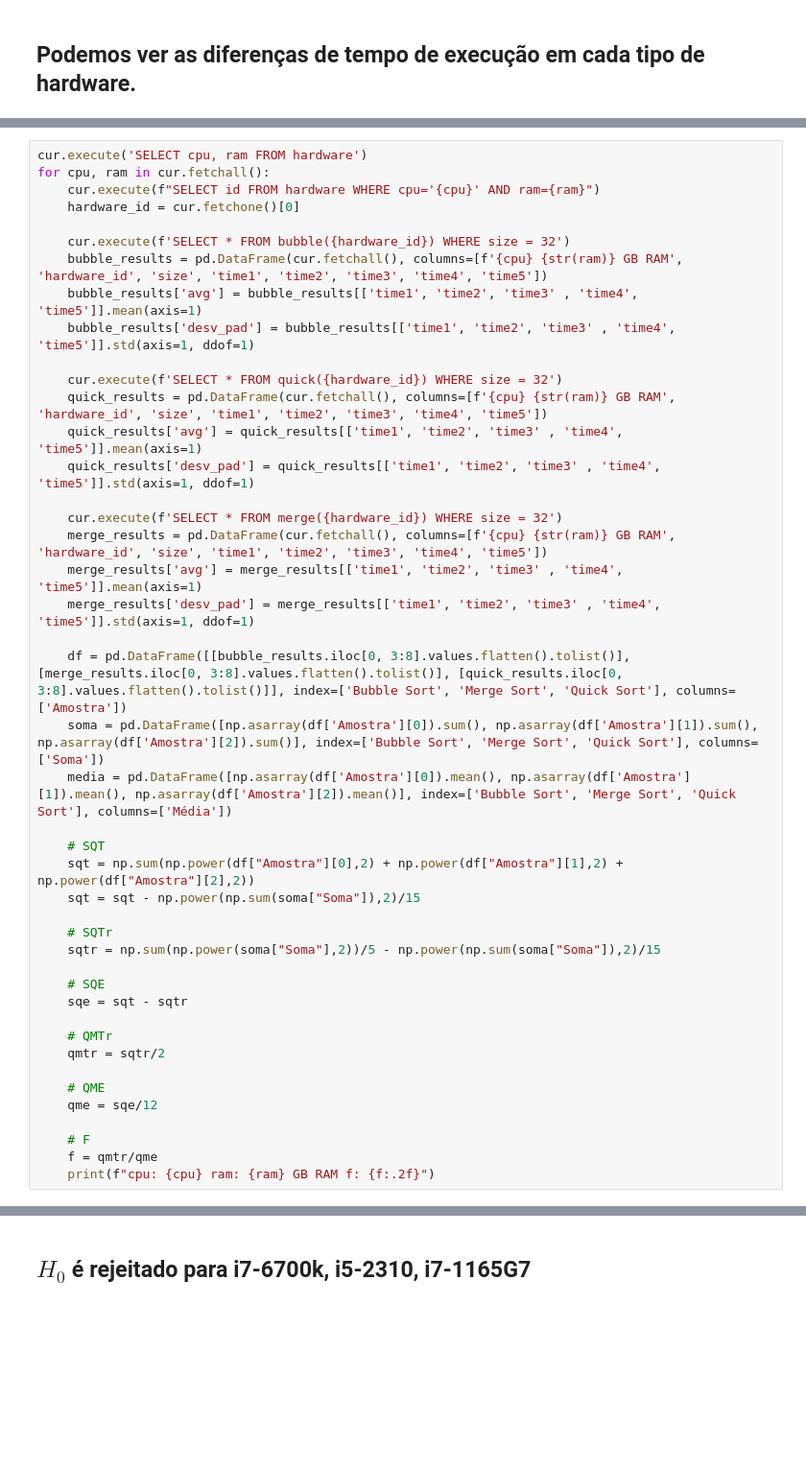
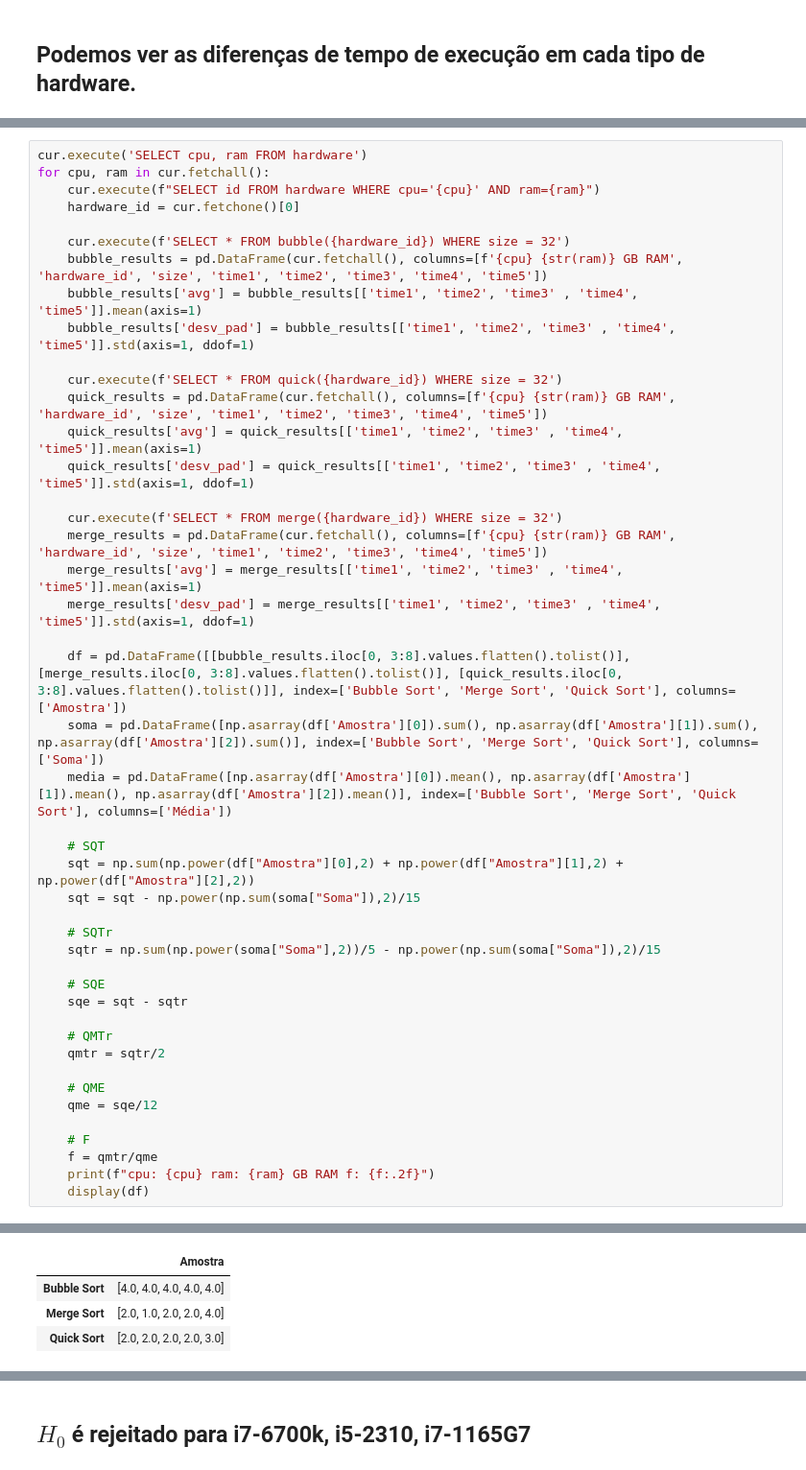
Before and after one commit to GuilhermeVaz1/Projeto_Probabilidade_Estatistica, a Jupyter notebook: analysis.ipynb, the cells around one changed output, grey strips where cells are left out. Shown at 96% size. Saved outputs shown, nothing was run; the diff lists cells and outputs as text; blank space fills up the shorter version.

```diff
--- a/analysis.ipynb
+++ b/analysis.ipynb
@@ -508,5 +510,6 @@ for cpu, ram in cur.fetchall():
     # F
     f = qmtr/qme
     print(f"cpu: {cpu} ram: {ram} GB RAM f: {f:.2f}")
+    display(df)
 # %% [output]
 cpu: Intel(R) Core(TM) i5-2310 CPU @ 2.90GHz ram: 8.0 GB RAM f: 11.57
@@ -518,0 +516,4 @@ cpu: 11th Gen Intel(R) Core(TM) i7-1165G7 @ 2.80GHz ram: 16.0 GB RAM f: 7.38
+|  | Amostra |
+| Bubble Sort | [4.0, 4.0, 4.0, 4.0, 4.0] |
+| Merge Sort | [2.0, 1.0, 2.0, 2.0, 4.0] |
+| Quick Sort | [2.0, 2.0, 2.0, 2.0, 3.0] |
```
Also changed, not shown: parts of 5 cells of this notebook, 30 other files.
